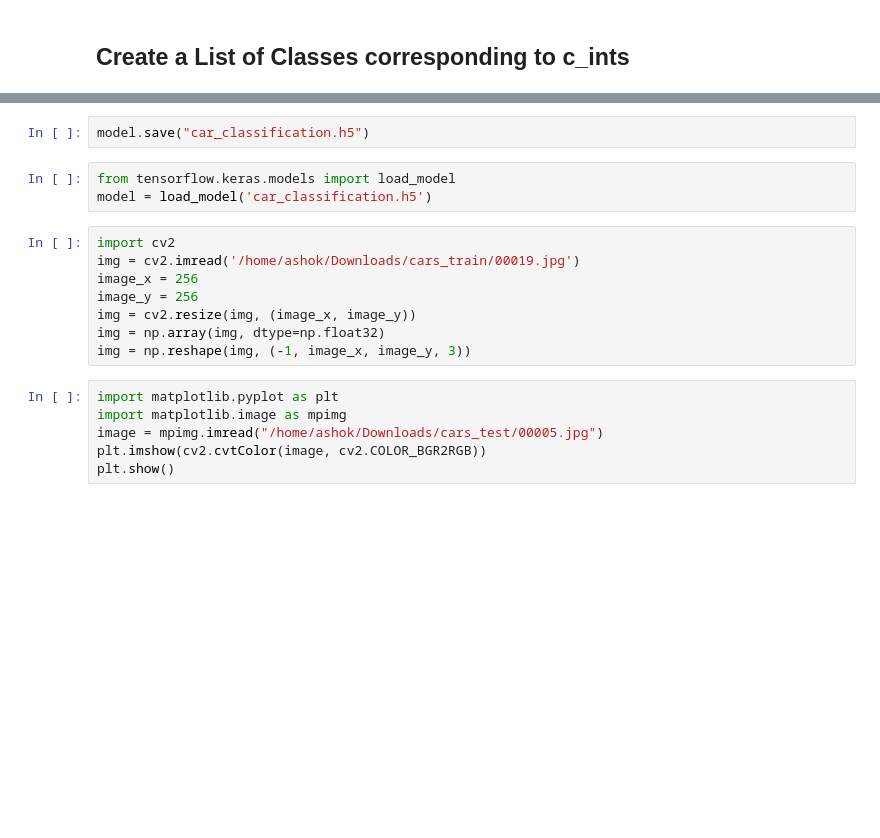
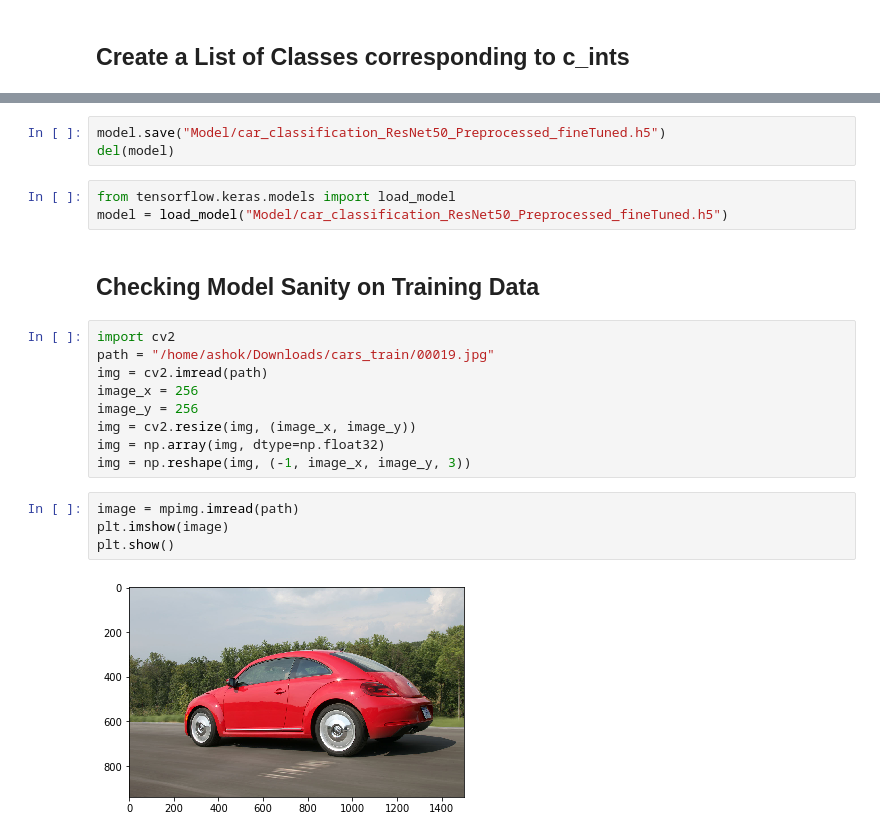
Before and after one commit to AshokSuthar/Car_Classification, a Jupyter notebook: Car_Classification.ipynb, the cells around one changed output, grey strips where cells are left out. Drawn from its saved outputs; the diff is of its cells as text; blank space fills up the shorter version.

```diff
--- a/Car_Classification.ipynb
+++ b/Car_Classification.ipynb
@@ -158,19 +358,23 @@ history = model.fit_generator(generator=train_generator,
 # %%
-model.save("car_classification.h5")
+model.save("Model/car_classification_ResNet50_Preprocessed_fineTuned.h5")
+del(model)
 # %%
 from tensorflow.keras.models import load_model
-model = load_model('car_classification.h5')
+model = load_model("Model/car_classification_ResNet50_Preprocessed_fineTuned.h5")
+# %% [markdown]
+## Checking Model Sanity on Training Data
 # %%
 import cv2
-img = cv2.imread('/home/ashok/Downloads/cars_train/00019.jpg')
+path = "/home/ashok/Downloads/cars_train/00019.jpg"
+img = cv2.imread(path)
 image_x = 256
 image_y = 256
 img = cv2.resize(img, (image_x, image_y))
 img = np.array(img, dtype=np.float32)
 img = np.reshape(img, (-1, image_x, image_y, 3))
-# %%
-import matplotlib.pyplot as plt
-import matplotlib.image as mpimg
-image = mpimg.imread("/home/ashok/Downloads/cars_test/00005.jpg")
-plt.imshow(cv2.cvtColor(image, cv2.COLOR_BGR2RGB))
-plt.show()
+# %%
+image = mpimg.imread(path)
+plt.imshow(image)
+plt.show()
+# %% [output]
+[figure, added]
```
Also changed, not shown: parts of 49 cells of this notebook, 1 other file.
